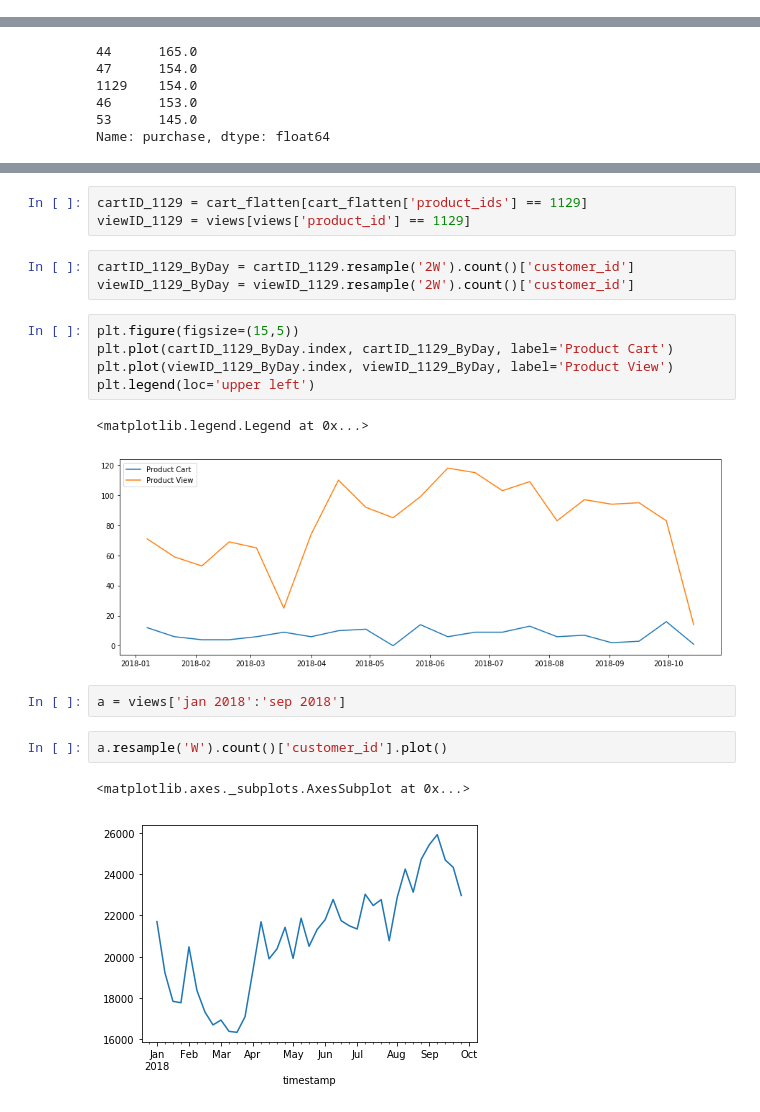
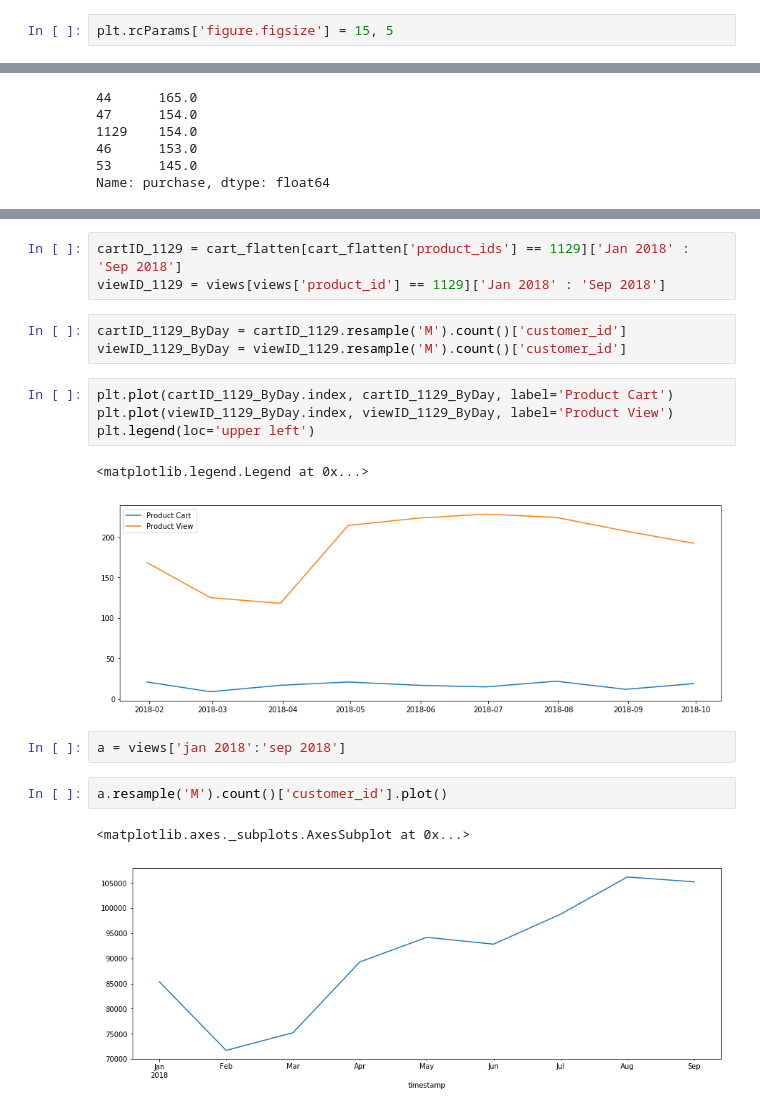
Before and after one commit to smortezahashemi/Ezako, a Jupyter notebook: temp.ipynb, the cells around one changed output, grey strips where cells are left out. Saved outputs shown, nothing was run; the diff lists cells and outputs as text.

```diff
--- a/temp.ipynb
+++ b/temp.ipynb
@@ -17,6 +16,8 @@ import matplotlib.pyplot as plt
 
 views = pd.read_csv("C:/Users/Spa-Francorchamps/Downloads/eco_v0.2/all_product_2018.csv")
 carts = pd.read_csv("C:/Users/Spa-Francorchamps/Downloads/eco_v0.2/all_order_2018.csv")
+# %%
+plt.rcParams['figure.figsize'] = 15, 5
 # %%
 #-------Convert timestamp to human readable time units
 
@@ -357,21 +336,20 @@ plt.legend(loc='upper left')
 # %%
-cartID_1129 = cart_flatten[cart_flatten['product_ids'] == 1129]
-viewID_1129 = views[views['product_id'] == 1129]
+cartID_1129 = cart_flatten[cart_flatten['product_ids'] == 1129]['Jan 2018' : 'Sep 2018']
+viewID_1129 = views[views['product_id'] == 1129]['Jan 2018' : 'Sep 2018']
 # %%
-cartID_1129_ByDay = cartID_1129.resample('2W').count()['customer_id']
-viewID_1129_ByDay = viewID_1129.resample('2W').count()['customer_id']
+cartID_1129_ByDay = cartID_1129.resample('M').count()['customer_id']
+viewID_1129_ByDay = viewID_1129.resample('M').count()['customer_id']
 # %%
-plt.figure(figsize=(15,5))
 plt.plot(cartID_1129_ByDay.index, cartID_1129_ByDay, label='Product Cart')
 plt.plot(viewID_1129_ByDay.index, viewID_1129_ByDay, label='Product View')
 plt.legend(loc='upper left')
 # %% [output]
 <matplotlib.legend.Legend at 0x...>
-[figure, old version]
+[figure, new version]
 # %%
 a = views['jan 2018':'sep 2018']
 # %%
-a.resample('W').count()['customer_id'].plot()
+a.resample('M').count()['customer_id'].plot()
 # %% [output]
 <matplotlib.axes._subplots.AxesSubplot at 0x...>
-[figure, old version]
+[figure, new version]
```
Also changed, not shown: parts of 58 cells of this notebook.
